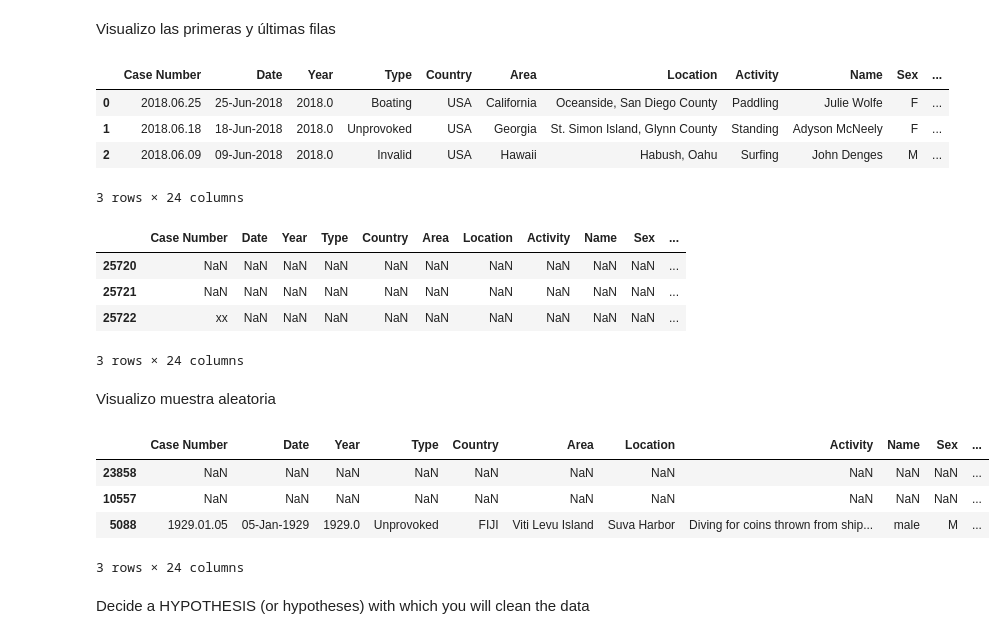
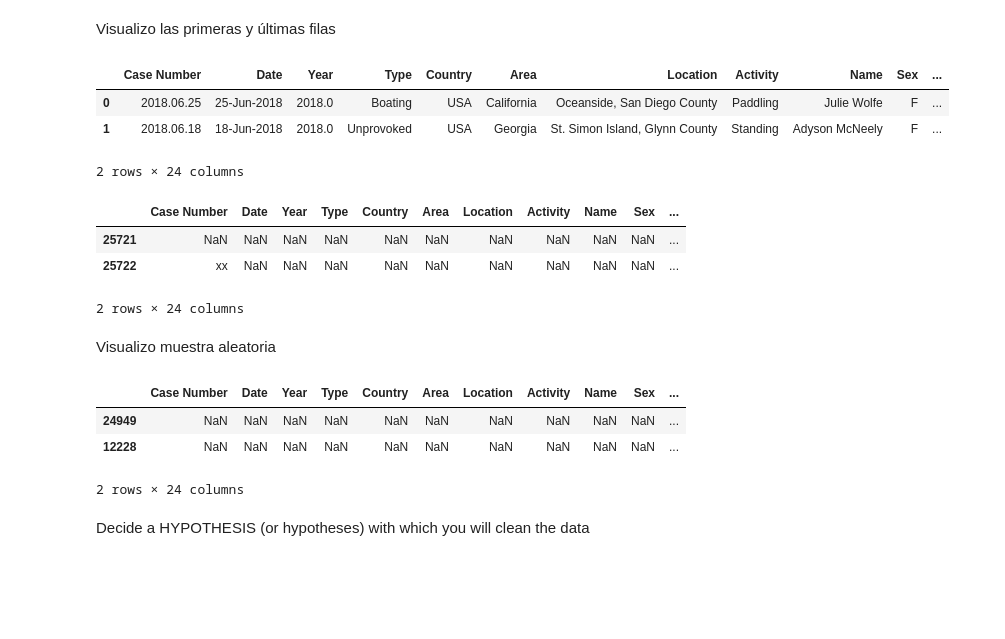
Before and after one commit to jesuschao/data-cleaning-pandas, a Jupyter notebook: your-code/clean.ipynb, the cells around one changed output. Cells and saved outputs as stored; diff of their text form; code cells hidden in the pictures; blank space fills up the shorter version.

```diff
--- a/your-code/clean.ipynb
+++ b/your-code/clean.ipynb
@@ -12,31 +16,28 @@ attacks = pd.read_csv("../data/attacks.csv", encoding = "ISO-8859-1")
 # %% [markdown]
 Visualizo las primeras y últimas filas
 # %%
-attacks.head(3)
+attacks.head(2)
 # %% [output]
 |  | Case Number | Date | Year | Type | Country | Area | Location | Activity | Name | Sex | ... |
 | 0 | 2018.06.25 | 25-Jun-2018 | 2018.0 | Boating | USA | California | Oceanside, San Diego County | Paddling | Julie Wolfe | F | ... |
 | 1 | 2018.06.18 | 18-Jun-2018 | 2018.0 | Unprovoked | USA | Georgia | St. Simon Island, Glynn County | Standing | Adyson McNeely | F | ... |
-| 2 | 2018.06.09 | 09-Jun-2018 | 2018.0 | Invalid | USA | Hawaii | Habush, Oahu | Surfing | John Denges | M | ... |
-3 rows × 24 columns
+2 rows × 24 columns
 # %%
-attacks.tail(3)
+attacks.tail(2)
 # %% [output]
 |  | Case Number | Date | Year | Type | Country | Area | Location | Activity | Name | Sex | ... |
-| 25720 | NaN | NaN | NaN | NaN | NaN | NaN | NaN | NaN | NaN | NaN | ... |
 | 25721 | NaN | NaN | NaN | NaN | NaN | NaN | NaN | NaN | NaN | NaN | ... |
 | 25722 | xx | NaN | NaN | NaN | NaN | NaN | NaN | NaN | NaN | NaN | ... |
-3 rows × 24 columns
+2 rows × 24 columns
 # %% [markdown]
 Visualizo muestra aleatoria
 # %%
-attacks.sample(3)
+attacks.sample(2)
 # %% [output]
 |  | Case Number | Date | Year | Type | Country | Area | Location | Activity | Name | Sex | ... |
-| 23858 | NaN | NaN | NaN | NaN | NaN | NaN | NaN | NaN | NaN | NaN | ... |
-| 10557 | NaN | NaN | NaN | NaN | NaN | NaN | NaN | NaN | NaN | NaN | ... |
-| 5088 | 1929.01.05 | 05-Jan-1929 | 1929.0 | Unprovoked | FIJI | Viti Levu Island | Suva Harbor | Diving for coins thrown from ship... | male | M | ... |
+| 24949 | NaN | NaN | NaN | NaN | NaN | NaN | NaN | NaN | NaN | NaN | ... |
+| 12228 | NaN | NaN | NaN | NaN | NaN | NaN | NaN | NaN | NaN | NaN | ... |
-3 rows × 24 columns
+2 rows × 24 columns
 # %% [markdown]
 Decide a HYPOTHESIS (or hypotheses) with which you will clean the data
 # %% [markdown]
```
Also changed, not shown: parts of 52 cells of this notebook.
